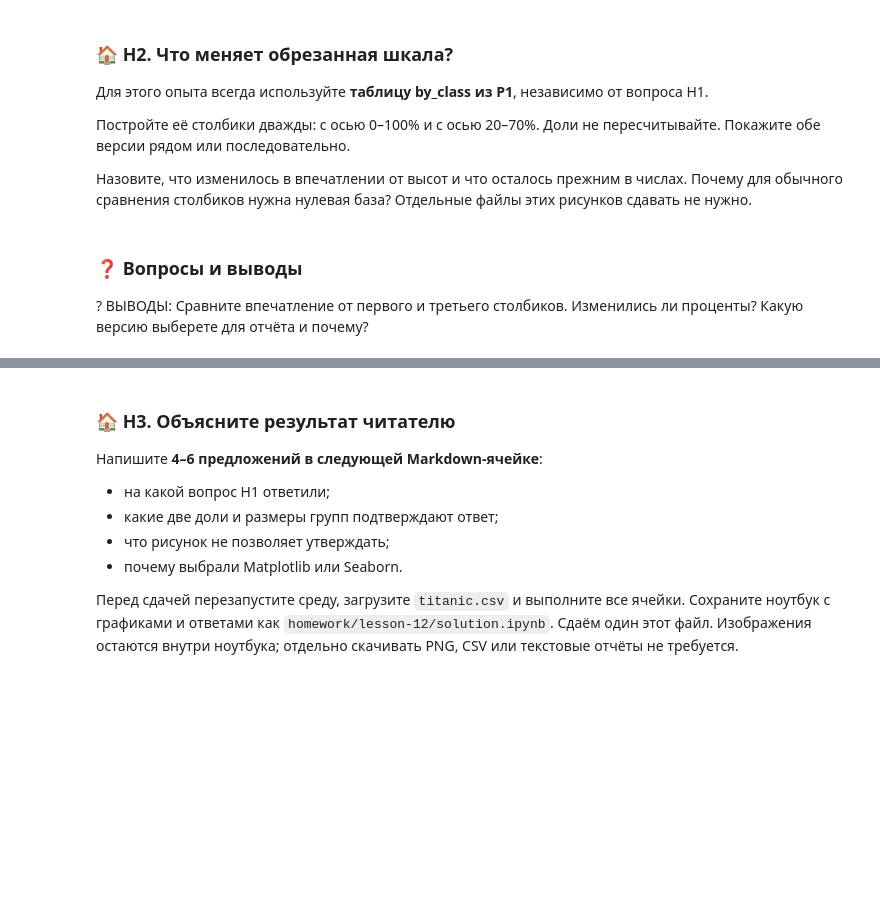
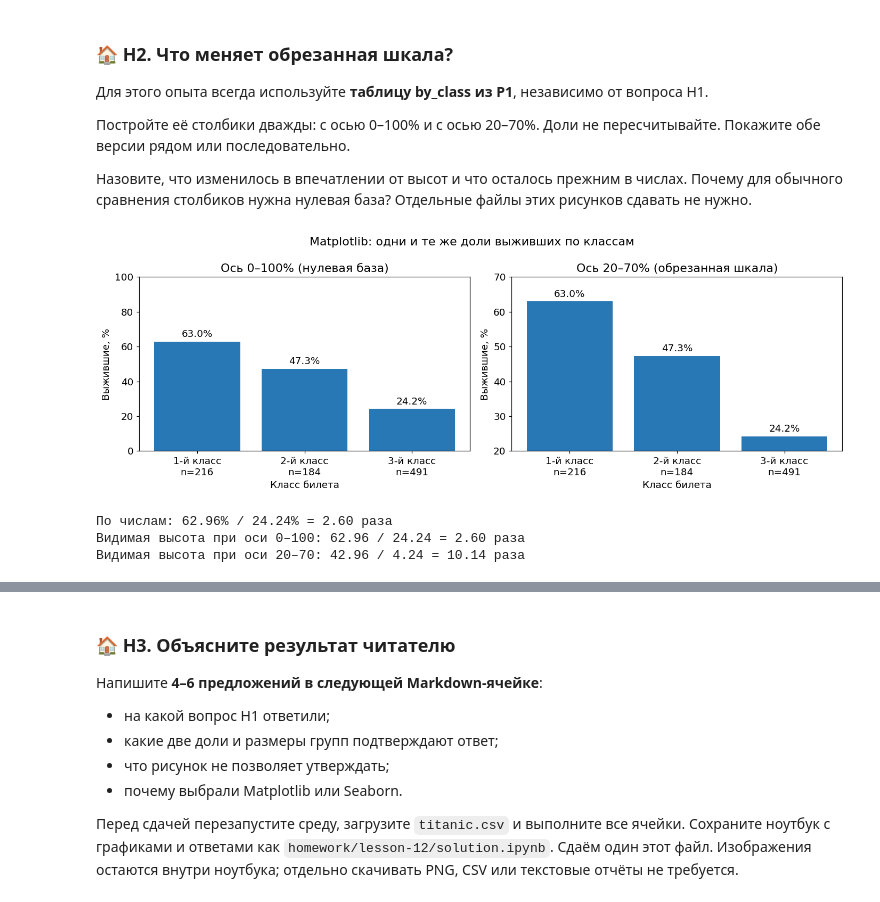
Before and after one commit to arraks1307/python-ai-course, a Jupyter notebook: homework/lesson-12/solution.ipynb, the cells around one changed output, grey strips where cells are left out. Saved outputs shown, nothing was run; the diff lists cells and outputs as text; code cells hidden in the pictures; blank space fills up the shorter version.

```diff
--- a/homework/lesson-12/solution.ipynb
+++ b/homework/lesson-12/solution.ipynb
@@ -454,4 +495,27 @@ pass
-# %% [markdown]
-### ❓ Вопросы и выводы
-
-? ВЫВОДЫ: Сравните впечатление от первого и третьего столбиков. Изменились ли проценты? Какую версию выберете для отчёта и почему?
+# %%
+# H2. Одна и та же таблица by_class из P1, меняются только пределы оси Y
+fig, axes = plt.subplots(1, 2, figsize=(13, 4.6))
+for ax, ylim, title in [
+    (axes[0], (0, 100), "Ось 0–100% (нулевая база)"),
+    (axes[1], (20, 70), "Ось 20–70% (обрезанная шкала)"),
+]:
+    bars = ax.bar(class_labels, by_class["rate_pct"], color="#2878b5")
+    ax.bar_label(bars, fmt="%.1f%%", padding=3)
+    ax.set_xlabel("Класс билета")
+    ax.set_ylabel("Выжившие, %")
+    ax.set_title(title)
+    ax.set_ylim(*ylim)
+fig.suptitle("Matplotlib: одни и те же доли выживших по классам")
+fig.tight_layout()
+plt.show()
+
+# Сколько раз 1-й столбик «выше» 3-го: по числам и по видимой высоте
+r1, r3 = by_class.loc[by_class["Pclass"] == 1, "rate_pct"].iloc[0], by_class.loc[by_class["Pclass"] == 3, "rate_pct"].iloc[0]
+print(f"По числам: {r1:.2f}% / {r3:.2f}% = {r1 / r3:.2f} раза")
+print(f"Видимая высота при оси 0–100: {r1:.2f} / {r3:.2f} = {r1 / r3:.2f} раза")
+print(f"Видимая высота при оси 20–70: {r1 - 20:.2f} / {r3 - 20:.2f} = {(r1 - 20) / (r3 - 20):.2f} раза")
+# %% [output]
+[figure, added]
+По числам: 62.96% / 24.24% = 2.60 раза
+Видимая высота при оси 0–100: 62.96 / 24.24 = 2.60 раза
+Видимая высота при оси 20–70: 42.96 / 4.24 = 10.14 раза
```
Also changed, not shown: parts of 10 cells of this notebook.
